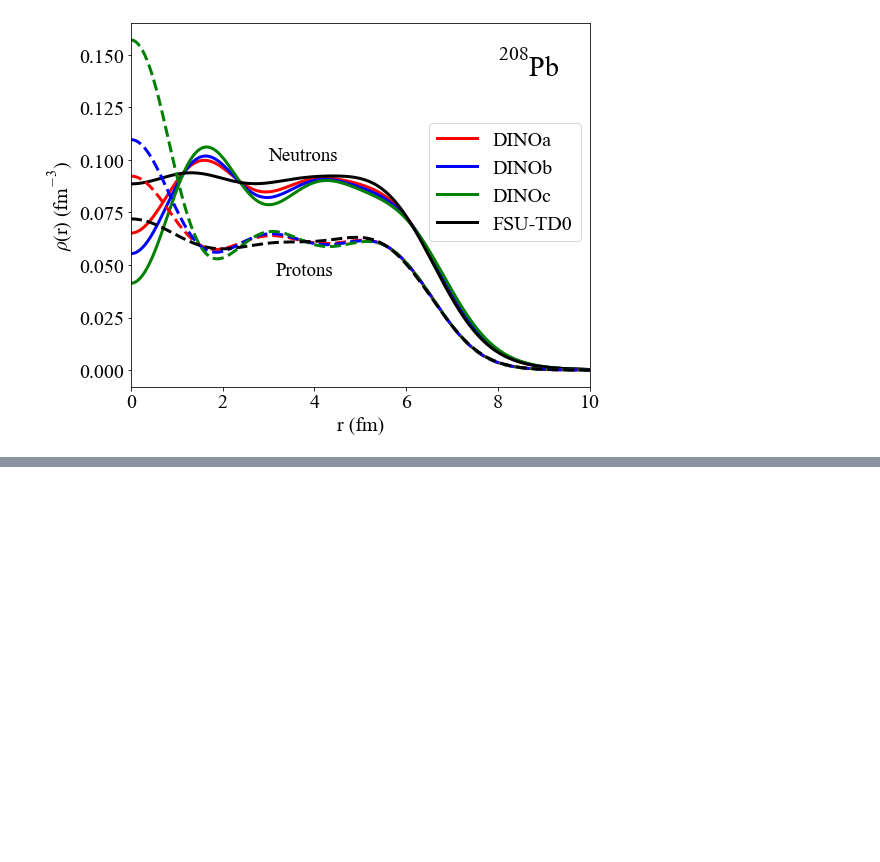
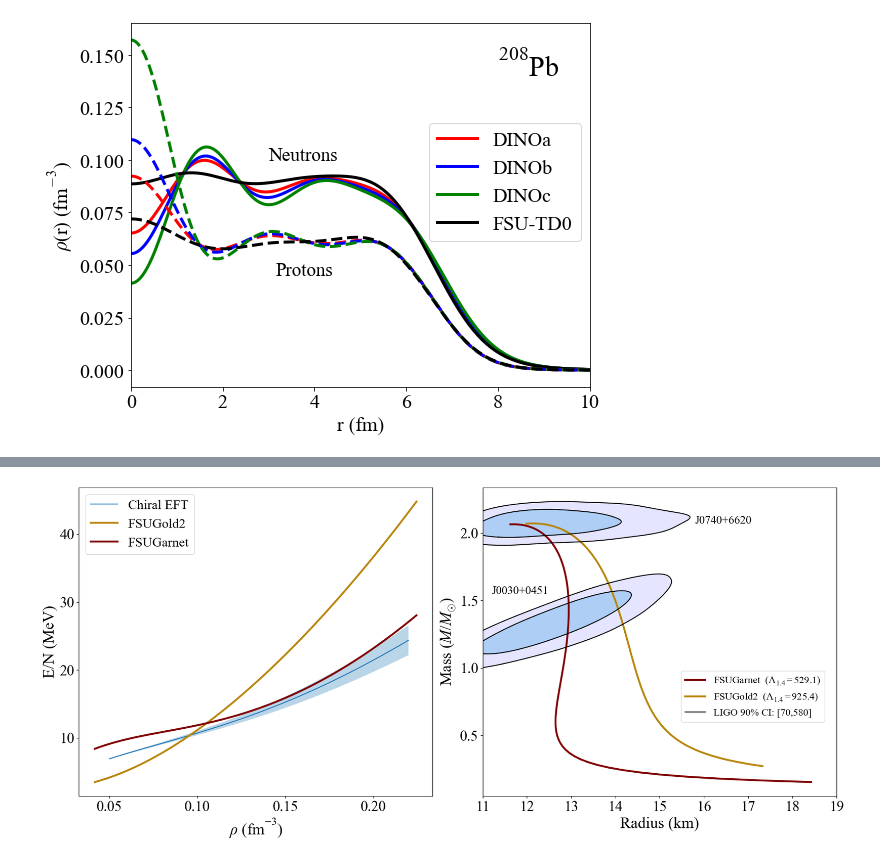
Before and after one commit to torquteam/FSU_FINITE, a Jupyter notebook: Tensor_delta_paper/Paper plots.ipynb, the cells around one changed output, grey strips where cells are left out. Drawn from its saved outputs; the diff is of its cells as text; code cells hidden in the pictures; blank space fills up the shorter version.

```diff
--- a/Tensor_delta_paper/Paper plots.ipynb
+++ b/Tensor_delta_paper/Paper plots.ipynb
@@ -884,0 +936,73 @@ print(int)
+# %%
+import numpy as np
+import matplotlib
+import matplotlib.pyplot as plt
+
+fig, ax = plt.subplots(1, 2,figsize=(18,8),sharey=False, sharex=False, facecolor='white')
+
+data = np.loadtxt("XEFTNM.txt")
+FSUGold_PNM = np.loadtxt("FSU-Gold_PNM.txt")
+FSUGarnet_PNM = np.loadtxt("FSU-Garnet_PNM.txt")
+
+# Adjust end of XEFT data
+n = 35
+
+# Adjust start and end of EOS data
+l = 90
+m = 180
+
+x = data[0:n,0]
+y = data[0:n,1]
+error1 = data[0:n,2]
+
+# plot XEFT data and FSU PNM EOS
+ax[0].plot(x,y)
+
+ax[0].plot(FSUGold_PNM[l:m,0],FSUGold_PNM[l:m,1],color='darkgoldenrod',linewidth=3)
+ax[0].plot(FSUGarnet_PNM[l:m,0],FSUGarnet_PNM[l:m,1],color='maroon',linewidth=3)
+
+ax[0].fill_between(x, y-error1, y+error1, alpha=0.3)
+ax[0].legend(['Chiral EFT','FSUGold2','FSUGarnet'],fontsize=21)
+ax[0].set_xlabel(r'$\rho$ ($\rm fm^{-3}$)',size=25)
+ax[0].set_ylabel('E/N (MeV)',size=25)
+
+
+garnet_RM = np.loadtxt("garnet_RM.txt")
+gold_RM = np.loadtxt("gold_RM.txt")
+
+ax[1].plot(garnet_RM[:,3],garnet_RM[:,4],color='maroon',lw=3)
+ax[1].plot(gold_RM[:,3],gold_RM[:,4],color='darkgoldenrod',lw=3)
+
+nicer_68 = np.loadtxt("J0740_Riley21_68.txt")
+nicer_95 = np.loadtxt("J0740_Riley21_95.txt")
+riley_68 = np.loadtxt("J0030_Riley19_NICERonly_STPST_68.txt")
+riley_95 = np.loadtxt("J0030_Riley19_NICERonly_STPST_95.txt")
+ax[1].plot(nicer_68[:,0],nicer_68[:,1],color='black')
+ax[1].plot(nicer_95[:,0],nicer_95[:,1],color='black')
+ax[1].plot(riley_68[:,0],riley_68[:,1],color='black')
+ax[1].plot(riley_95[:,0],riley_95[:,1],color='black')
+
+ax[1].fill(nicer_68[:,0],nicer_68[:,1], color='skyblue', alpha=0.5)
+ax[1].fill(nicer_95[:,0],nicer_95[:,1], color='blue', alpha=0.1)
+ax[1].fill(riley_68[:,0],riley_68[:,1], color='skyblue', alpha=0.5)
+ax[1].fill(riley_95[:,0],riley_95[:,1], color='blue', alpha=0.1)
+
+ax[1].set_xlabel('Radius (km)',size=25)
+ax[1].set_ylabel(r'Mass ($M/M_{\odot}$)',size=25)
+
+# Set the x-axis and y-axis limits
+ax[1].set_xlim(11, 19)  # Set x-axis limits from 0 to 6
+
+matplotlib.rc('xtick', labelsize=23)
+matplotlib.rc('ytick', labelsize=23)
+
+ax[1].text(11.2,1.55,'J0030+0451',fontsize=18)
+ax[1].text(15.8,2.07,'J0740+6620',fontsize=18)
+
+
+plt.legend([r'FSUGarnet  $(\Lambda_{1.4} = 529.1$)',r'FSUGold2  $(\Lambda_{1.4} = 925.4$)','LIGO 90% CI: [70,580]'],fontsize=16,loc=[0.56,0.24])
+
+plt.tight_layout()
+plt.savefig('LLNL_1')
+# %% [output]
+[figure, added]
```
Also changed, not shown: parts of 3 cells of this notebook, 11 other files.
